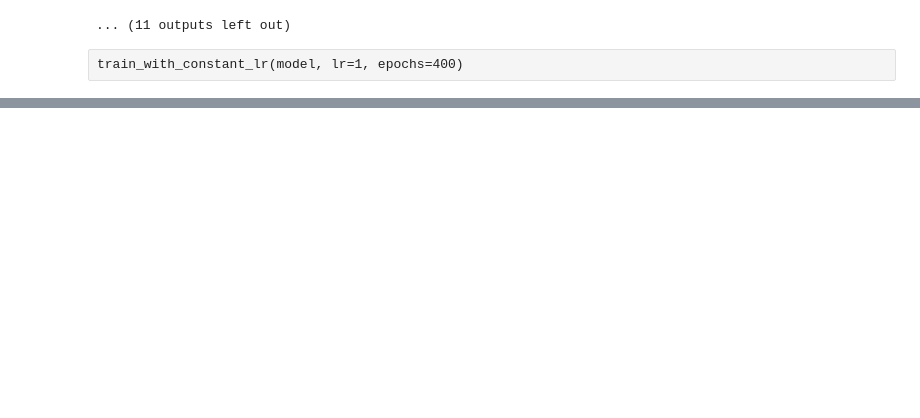
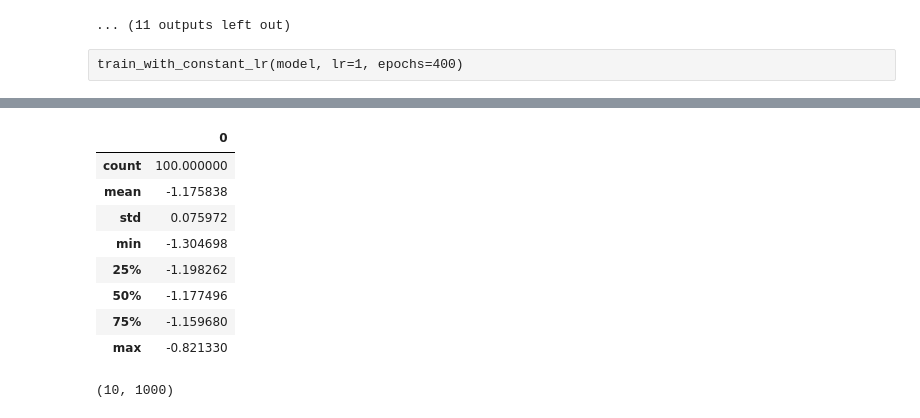
Before and after one commit to LeonardSchuler/time-series-forecasting, a Jupyter notebook: notebooks/006_bayes_by_backpropagation2.ipynb, the cells around one changed output, grey strips where cells are left out. Cells and saved outputs as stored; diff of their text form; code cells hidden in the pictures; blank space fills up the shorter version.

Commit message:
feat: adds mu, sigma prediction in bayes by backprop

```diff
--- a/notebooks/006_bayes_by_backpropagation2.ipynb
+++ b/notebooks/006_bayes_by_backpropagation2.ipynb
@@ -581,0 +581,28 @@ plot_credibility_interval(model, X_torch, y_torch, y_min=-5, y_max=5, num_sample
+# %%
+preds = []
+for i in range(100):
+    preds.append(model(torch.tensor([[-2]]))[0].item())
+pd.DataFrame(preds).describe()
+# %% [output]
+|  | 0 |
+| count | 100.000000 |
+| mean | -1.175838 |
+| std | 0.075972 |
+| min | -1.304698 |
+| 25% | -1.198262 |
+| 50% | -1.177496 |
+| 75% | -1.159680 |
+| max | -0.821330 |
+# %%
+predictions = []
+# Run multiple forward passes to get predictions for each input
+for _ in range(10):
+    y_hat_sample = model(X_torch)[0]
+    y_hat_np = y_hat_sample.to(device="cpu").detach().numpy().squeeze()
+    predictions.append(y_hat_np)
+
+# Convert the predictions to a NumPy array for easier manipulation
+predictions = np.array(predictions)
+predictions.shape
+# %% [output]
+(10, 1000)
```
Also changed, not shown: parts of 4 cells of this notebook, 1 other file.
